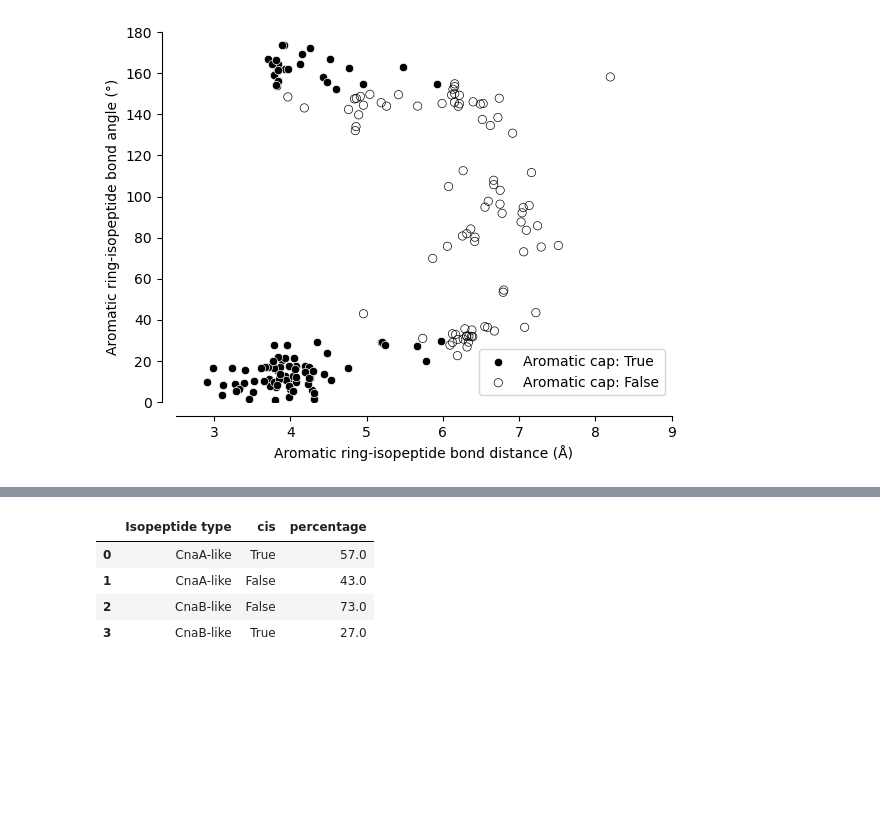
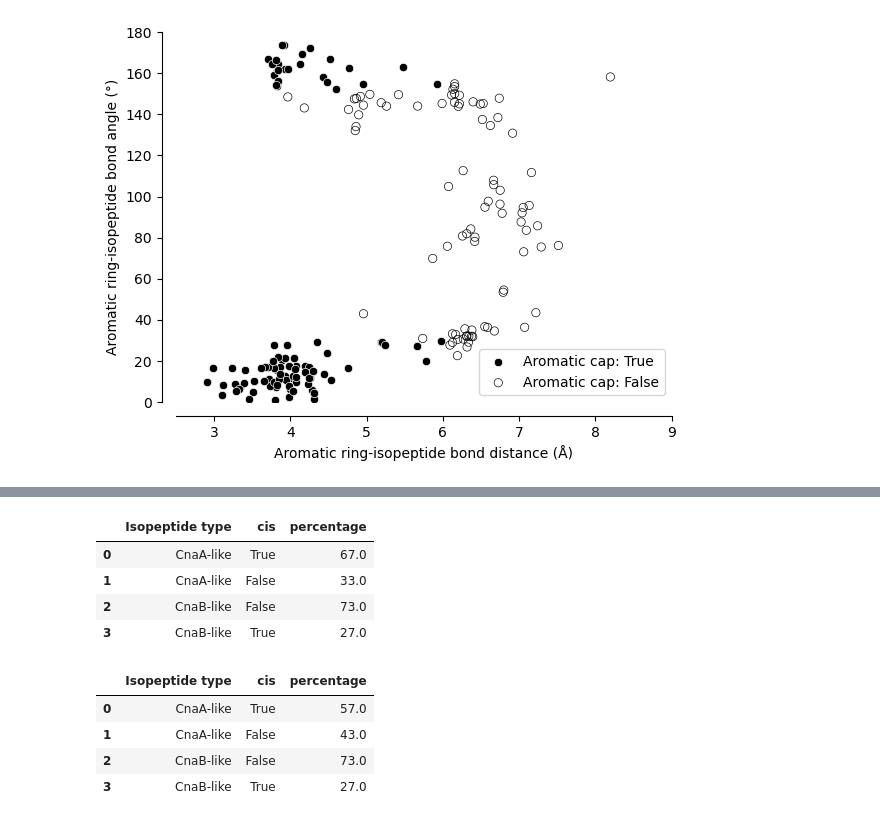
Before and after one commit to FranceCosta/isopeptide_bonds_global_survey, a Jupyter notebook: notebooks/20241212_analyseDataset_v2.ipynb, the cells around one changed output, grey strips where cells are left out. Cells and saved outputs as stored; diff of their text form; code cells hidden in the pictures; blank space fills up the shorter version.

```diff
--- a/notebooks/20241212_analyseDataset_v2.ipynb
+++ b/notebooks/20241212_analyseDataset_v2.ipynb
@@ -301,3 +329,16 @@ analysis_df.groupby("Residue 3")["cis"] \
+# %%
+# Vs lys/asp
+analysis_df.groupby("Isopeptide type")["cis"] \
+    .value_counts(normalize=True) \
+    .mul(100) \
+    .rename("percentage") \
+    .reset_index().round()
+# %% [output]
+|  | Isopeptide type | cis | percentage |
+| 0 | CnaA-like | True | 67.0 |
+| 1 | CnaA-like | False | 33.0 |
+| 2 | CnaB-like | False | 73.0 |
+| 3 | CnaB-like | True | 27.0 |
 # %%
 analysis_df.groupby("Isopeptide type")["cis"] \
     .value_counts(normalize=True) \
```
Also changed, not shown: parts of 12 cells of this notebook, 6 other files.
